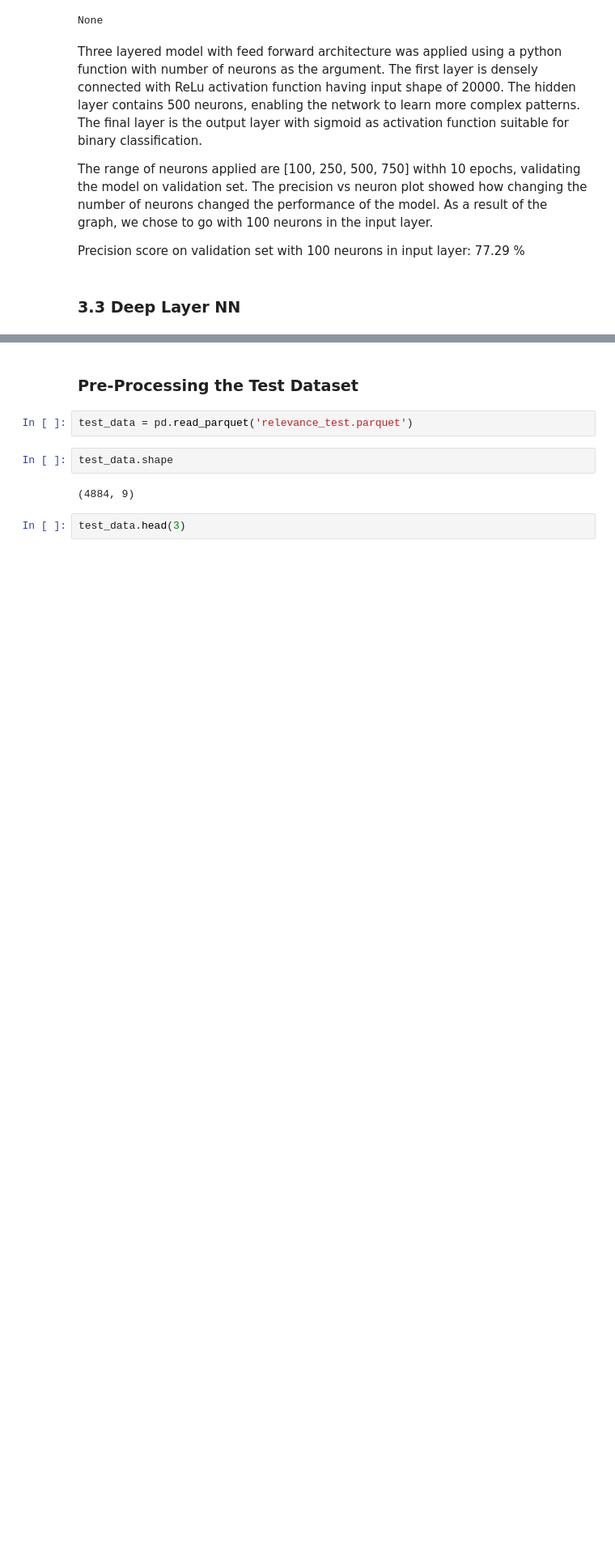
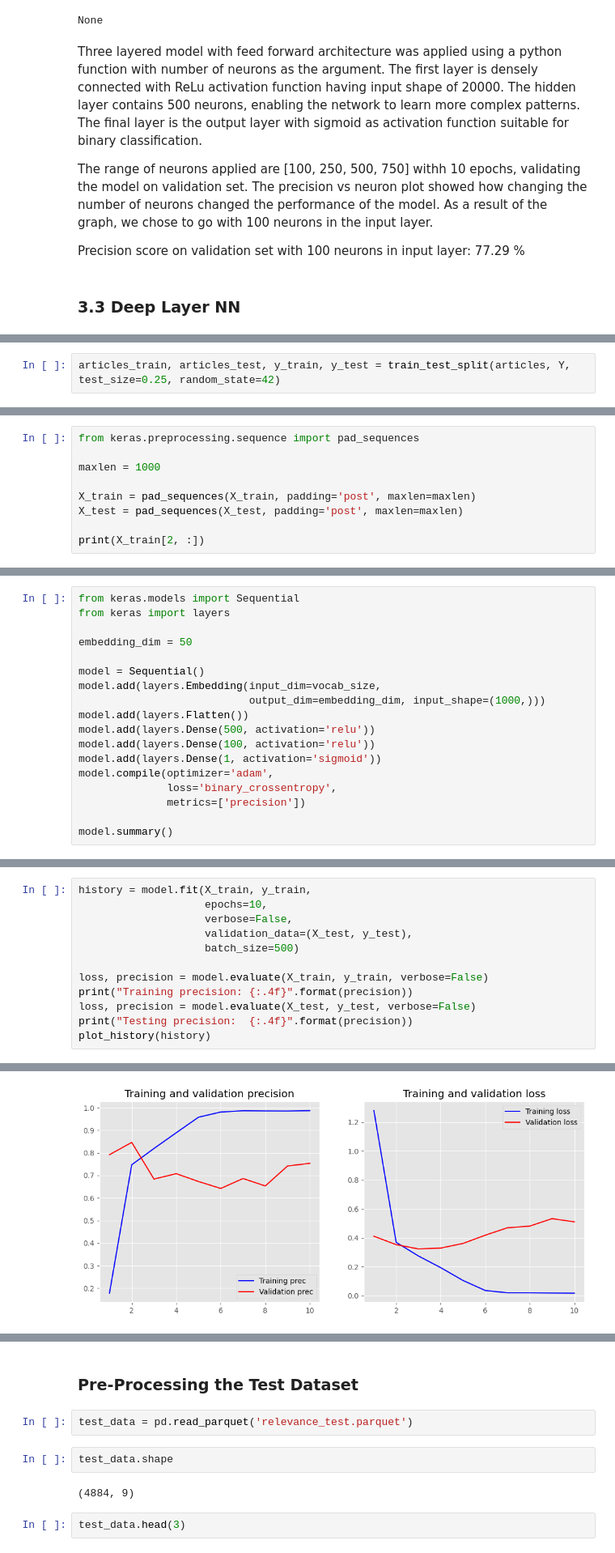
Before and after one commit to niak22/PythonProjects, a Jupyter notebook: CS985_ML/Relevance Classification/relevance.ipynb, the cells around one changed output, grey strips where cells are left out. Shown at 81% size. Saved outputs shown, nothing was run; the diff lists cells and outputs as text; blank space fills up the shorter version.

Commit message:
Deep NN with Word Embedding added

```diff
--- a/CS985_ML/Relevance Classification/relevance.ipynb
+++ b/CS985_ML/Relevance Classification/relevance.ipynb
@@ -478,0 +481,2 @@ Precision score on validation set with 100 neurons in input layer: 77.29 %
+# %%
+articles_train, articles_test, y_train, y_test = train_test_split(articles, Y, test_size=0.25, random_state=42)
@@ -478,0 +499,9 @@ Precision score on validation set with 100 neurons in input layer: 77.29 %
+# %%
+from keras.preprocessing.sequence import pad_sequences
+
+maxlen = 1000
+
+X_train = pad_sequences(X_train, padding='post', maxlen=maxlen)
+X_test = pad_sequences(X_test, padding='post', maxlen=maxlen)
+
+print(X_train[2, :])
@@ -478,0 +530,18 @@ Precision score on validation set with 100 neurons in input layer: 77.29 %
+# %%
+from keras.models import Sequential
+from keras import layers
+
+embedding_dim = 50
+
+model = Sequential()
+model.add(layers.Embedding(input_dim=vocab_size,
+                           output_dim=embedding_dim, input_shape=(1000,)))
+model.add(layers.Flatten())
+model.add(layers.Dense(500, activation='relu'))
+model.add(layers.Dense(100, activation='relu'))
+model.add(layers.Dense(1, activation='sigmoid'))
+model.compile(optimizer='adam',
+              loss='binary_crossentropy',
+              metrics=['precision'])
+
+model.summary()
@@ -478,0 +566,13 @@ Precision score on validation set with 100 neurons in input layer: 77.29 %
+# %%
+history = model.fit(X_train, y_train,
+                    epochs=10,
+                    verbose=False,
+                    validation_data=(X_test, y_test),
+                    batch_size=500)
+
+loss, precision = model.evaluate(X_train, y_train, verbose=False)
+print("Training precision: {:.4f}".format(precision))
+loss, precision = model.evaluate(X_test, y_test, verbose=False)
+print("Testing precision:  {:.4f}".format(precision))
+plot_history(history)
+# %% [output]
@@ -478,0 +581 @@ Precision score on validation set with 100 neurons in input layer: 77.29 %
+[figure, added]
```
Also changed, not shown: parts of 45 cells of this notebook.
